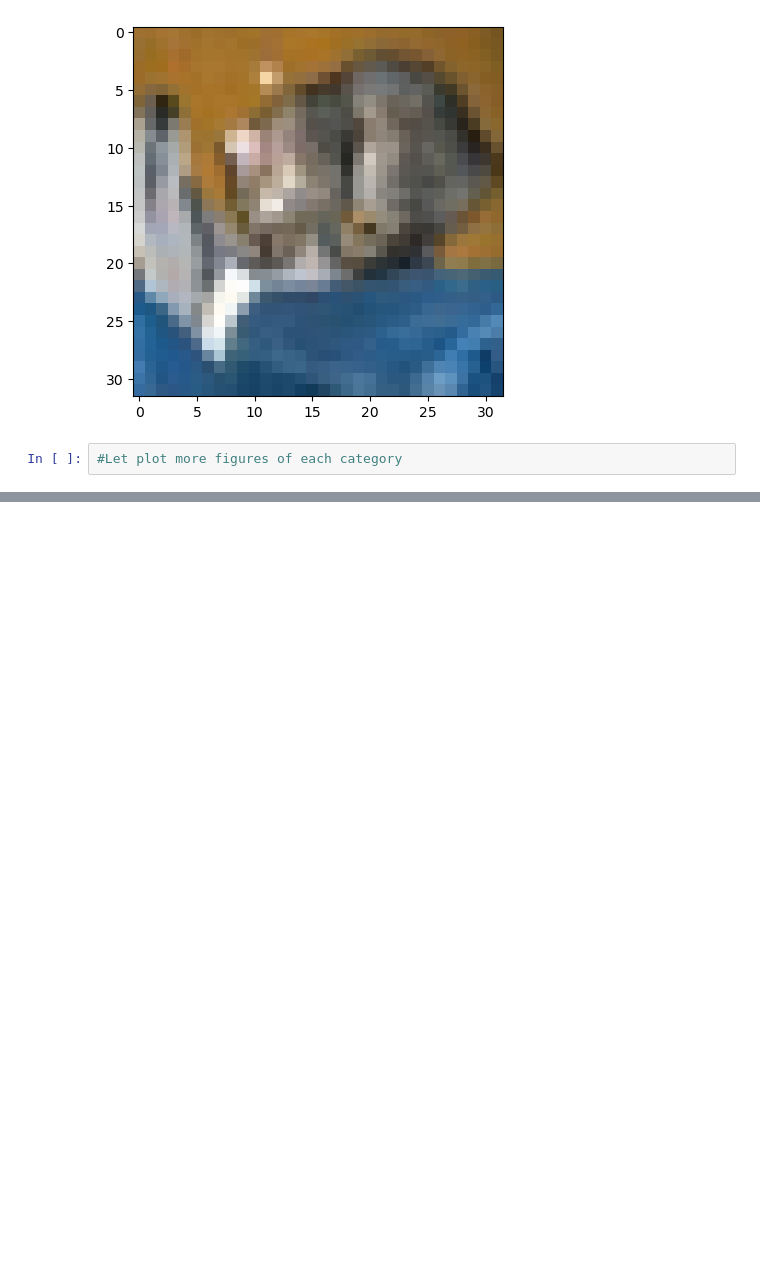
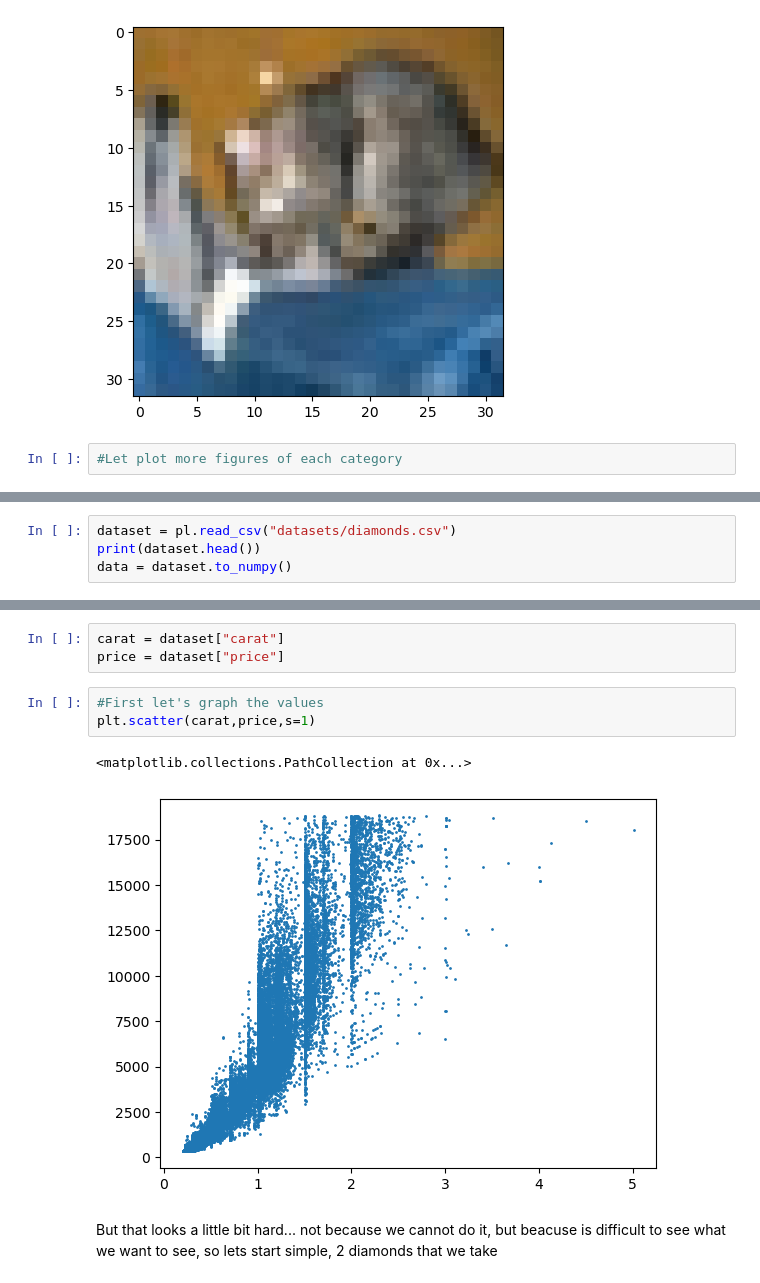
Before and after one commit to Robdres/Deep_learning, a Jupyter notebook: 4_machine_learning.ipynb, the cells around one changed output, grey strips where cells are left out. Cells and saved outputs as stored; diff of their text form; blank space fills up the shorter version.

```diff
--- a/4_machine_learning.ipynb
+++ b/4_machine_learning.ipynb
@@ -235,0 +297,4 @@ We are going to look further in the next steps.
+# %%
+dataset = pl.read_csv("datasets/diamonds.csv")
+print(dataset.head())
+data = dataset.to_numpy()
@@ -235,0 +314,11 @@ We are going to look further in the next steps.
+# %%
+carat = dataset["carat"]
+price = dataset["price"]
+# %%
+#First let's graph the values
+plt.scatter(carat,price,s=1)
+# %% [output]
+<matplotlib.collections.PathCollection at 0x...>
+[figure, added]
+# %% [markdown]
+But that looks a little bit hard... not because we cannot do it, but beacuse is difficult to see what we want to see, so lets start simple, 2 diamonds that we take
```
Also changed, not shown: parts of 54 cells of this notebook, 2 other files.
